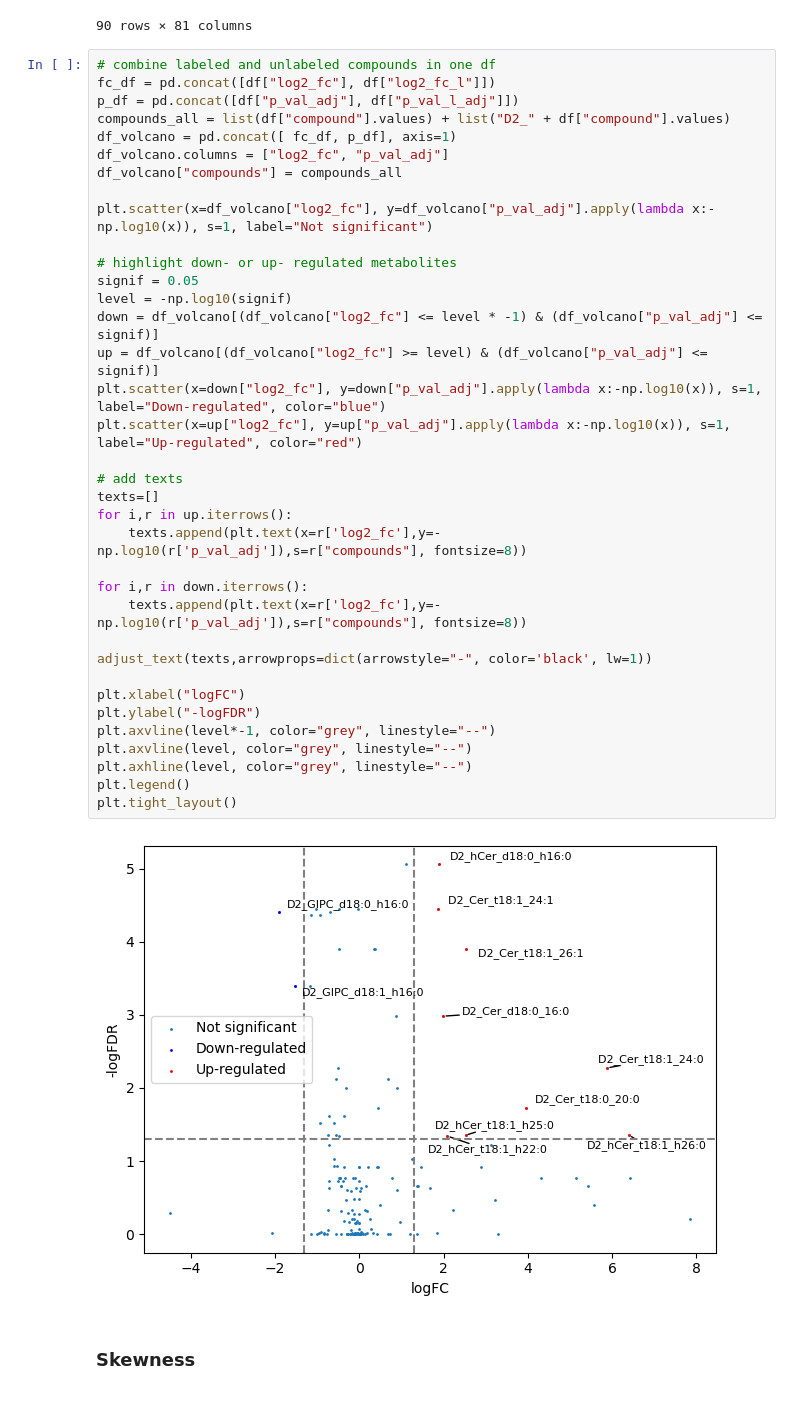
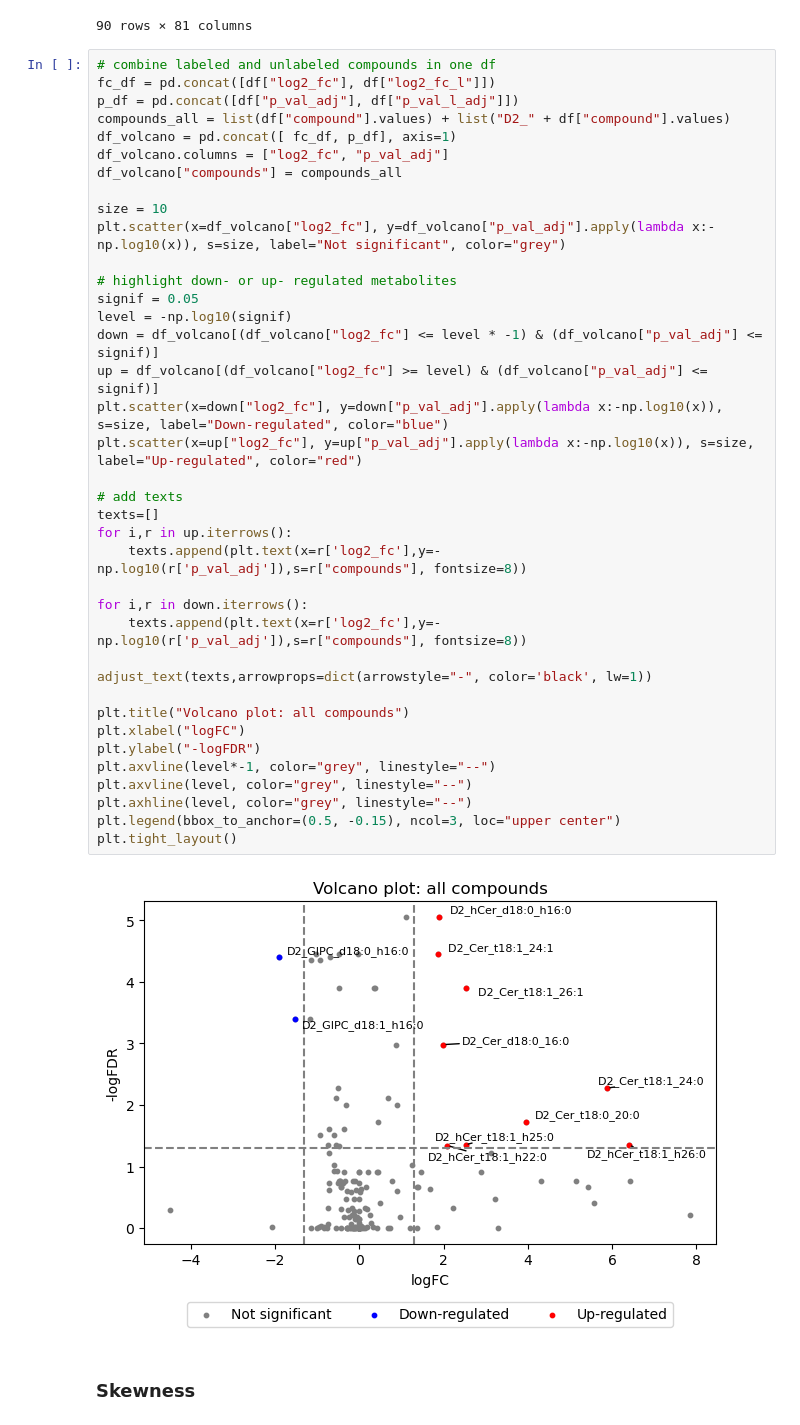
Before and after one commit to janniswi00/sphingo_modelling, a Jupyter notebook: code/analysis.ipynb, the cells around one changed output. Drawn from its saved outputs; the diff is of its cells as text.

Commit message:
prettier volcano plot

```diff
--- a/code/analysis.ipynb
+++ b/code/analysis.ipynb
@@ -196,38 +196,40 @@ fc_df = pd.concat([df["log2_fc"], df["log2_fc_l"]])
 p_df = pd.concat([df["p_val_adj"], df["p_val_l_adj"]])
 compounds_all = list(df["compound"].values) + list("D2_" + df["compound"].values)
 df_volcano = pd.concat([ fc_df, p_df], axis=1)
 df_volcano.columns = ["log2_fc", "p_val_adj"]
 df_volcano["compounds"] = compounds_all
 
-plt.scatter(x=df_volcano["log2_fc"], y=df_volcano["p_val_adj"].apply(lambda x:-np.log10(x)), s=1, label="Not significant")
+size = 10
+plt.scatter(x=df_volcano["log2_fc"], y=df_volcano["p_val_adj"].apply(lambda x:-np.log10(x)), s=size, label="Not significant", color="grey")
 
 # highlight down- or up- regulated metabolites
 signif = 0.05
 level = -np.log10(signif)
 down = df_volcano[(df_volcano["log2_fc"] <= level * -1) & (df_volcano["p_val_adj"] <= signif)]
 up = df_volcano[(df_volcano["log2_fc"] >= level) & (df_volcano["p_val_adj"] <= signif)]
-plt.scatter(x=down["log2_fc"], y=down["p_val_adj"].apply(lambda x:-np.log10(x)), s=1, label="Down-regulated", color="blue")
-plt.scatter(x=up["log2_fc"], y=up["p_val_adj"].apply(lambda x:-np.log10(x)), s=1, label="Up-regulated", color="red")
+plt.scatter(x=down["log2_fc"], y=down["p_val_adj"].apply(lambda x:-np.log10(x)), s=size, label="Down-regulated", color="blue")
+plt.scatter(x=up["log2_fc"], y=up["p_val_adj"].apply(lambda x:-np.log10(x)), s=size, label="Up-regulated", color="red")
 
 # add texts
 texts=[]
 for i,r in up.iterrows():
     texts.append(plt.text(x=r['log2_fc'],y=-np.log10(r['p_val_adj']),s=r["compounds"], fontsize=8))
 
 for i,r in down.iterrows():
     texts.append(plt.text(x=r['log2_fc'],y=-np.log10(r['p_val_adj']),s=r["compounds"], fontsize=8))
 
 adjust_text(texts,arrowprops=dict(arrowstyle="-", color='black', lw=1))
 
+plt.title("Volcano plot: all compounds")
 plt.xlabel("logFC")
 plt.ylabel("-logFDR")
 plt.axvline(level*-1, color="grey", linestyle="--")
 plt.axvline(level, color="grey", linestyle="--")
 plt.axhline(level, color="grey", linestyle="--")
-plt.legend()
+plt.legend(bbox_to_anchor=(0.5, -0.15), ncol=3, loc="upper center")
 plt.tight_layout()
 # %% [output]
-[figure, old version]
+[figure, new version]
 # %% [markdown]
 ### Skewness
 # %%
```
